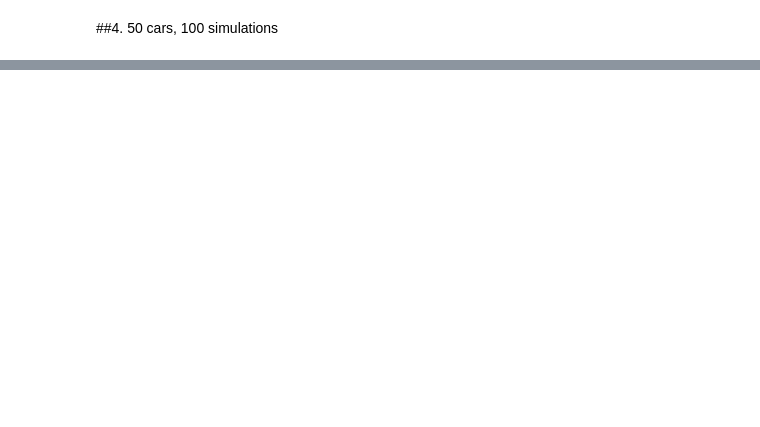
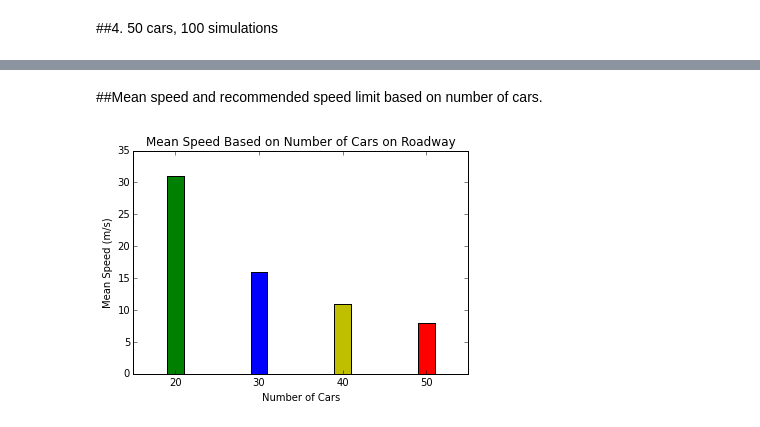
Before and after one commit to tiyd-python-2015-05/traffic-simulation, a Jupyter notebook: traffic_sims.ipynb, the cells around one changed output, grey strips where cells are left out. Drawn from its saved outputs; the diff is of its cells as text; code cells hidden in the pictures; blank space fills up the shorter version.

```diff
--- a/traffic_sims.ipynb
+++ b/traffic_sims.ipynb
@@ -319,0 +320,14 @@ ax9.scatter(x[8], y, marker="|", c=['g', 'r', 'y', 'b', 'k'])
+# %% [markdown]
+##Mean speed and recommended speed limit based on number of cars.
+# %%
+x = [20, 30, 40, 50]
+y_mean = [31, 16, 11, 8]
+labels = []
+plt.bar(x, y_mean, width=2, align='center', color=['g', 'b', 'y', 'r'])
+plt.xlabel("Number of Cars")
+plt.xticks(x, x)
+plt.ylabel("Mean Speed (m/s)")
+plt.title("Mean Speed Based on Number of Cars on Roadway")
+plt.show()
+# %% [output]
+[figure, added]
```
Also changed, not shown: parts of 13 cells of this notebook, 2 other files.
